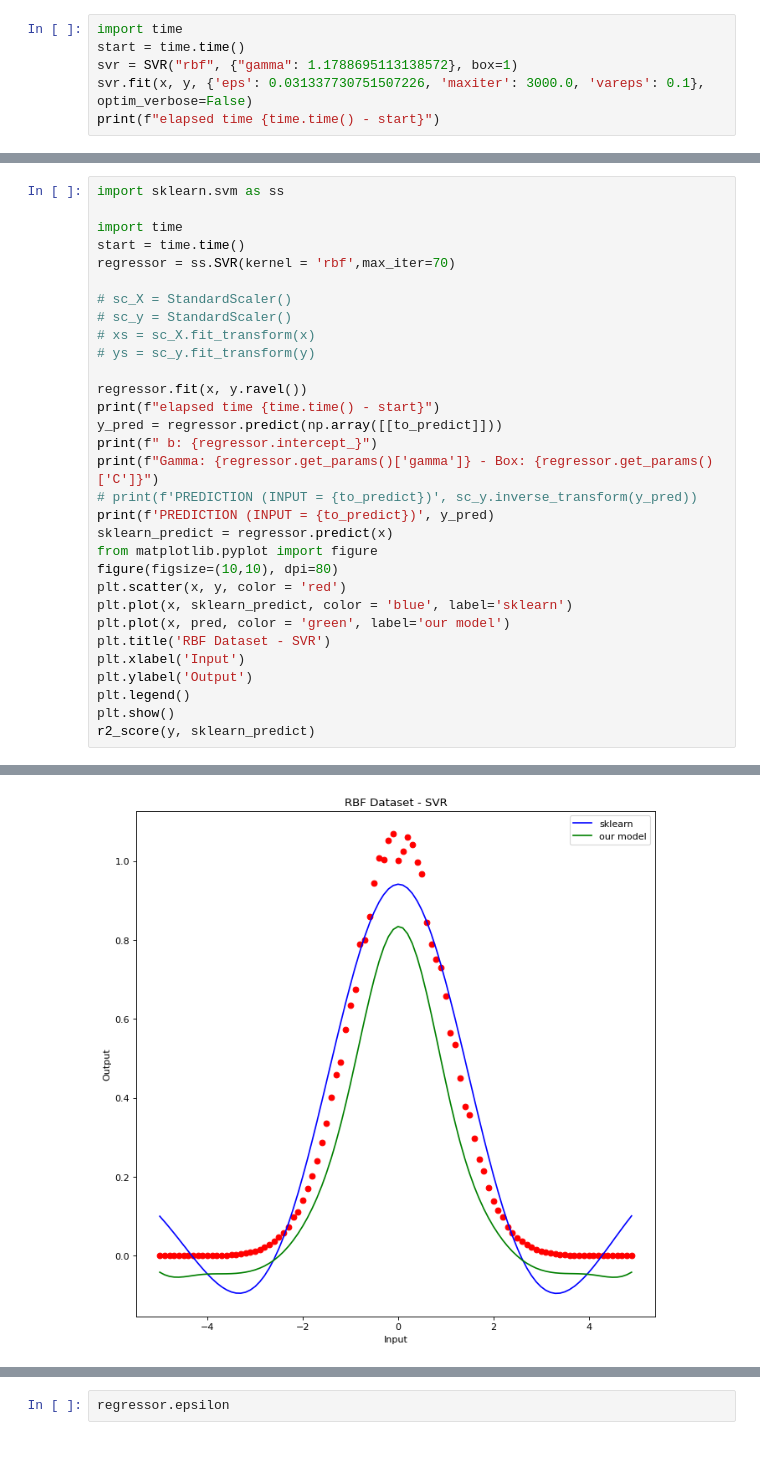
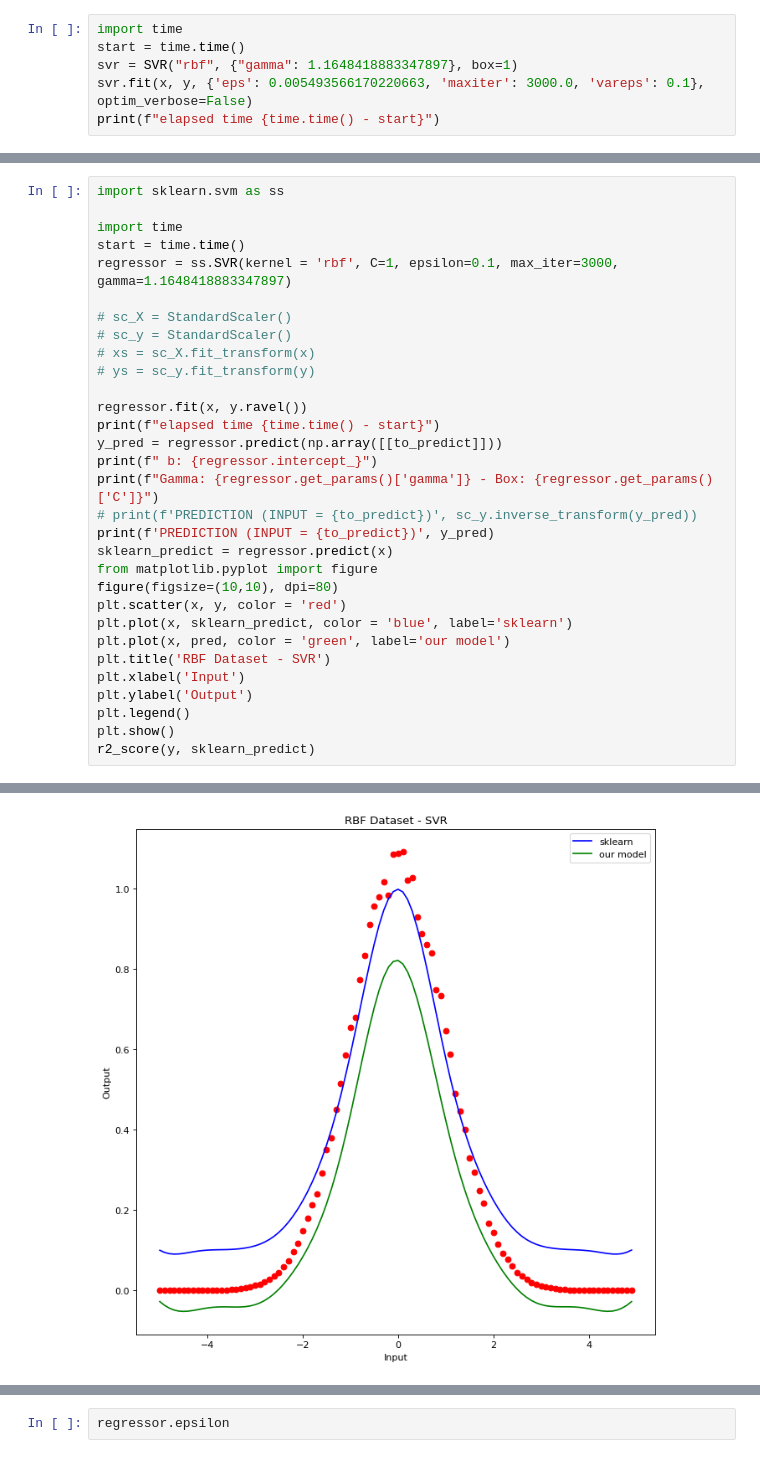
Before and after one commit to EliaPiccoli/ML-CM-Project, a Jupyter notebook: cm_scripts/prova_rbf.ipynb, the cells around one changed output, grey strips where cells are left out. Drawn from its saved outputs; the diff is of its cells as text.

```diff
--- a/cm_scripts/prova_rbf.ipynb
+++ b/cm_scripts/prova_rbf.ipynb
@@ -77,7 +111,7 @@ V LOSS: 0
 # %%
 import time
 start = time.time()
-svr = SVR("rbf", {"gamma": 1.1788695113138572}, box=1)
-svr.fit(x, y, {'eps': 0.031337730751507226, 'maxiter': 3000.0, 'vareps': 0.1}, optim_verbose=False)
+svr = SVR("rbf", {"gamma": 1.1648418883347897}, box=1)
+svr.fit(x, y, {'eps': 0.005493566170220663, 'maxiter': 3000.0, 'vareps': 0.1}, optim_verbose=False)
 print(f"elapsed time {time.time() - start}")
 # %% [output]
@@ -109,7 +144,7 @@ import sklearn.svm as ss
 
 import time
 start = time.time()
-regressor = ss.SVR(kernel = 'rbf',max_iter=70)
+regressor = ss.SVR(kernel = 'rbf', C=1, epsilon=0.1, max_iter=3000, gamma=1.1648418883347897)
 
 # sc_X = StandardScaler()
 # sc_y = StandardScaler()
@@ -143 +178 @@ PREDICTION (INPUT = 12) [0.23861539]
-[figure, old version]
+[figure, new version]
```
Also changed, not shown: parts of 11 cells of this notebook, 3 other files.
